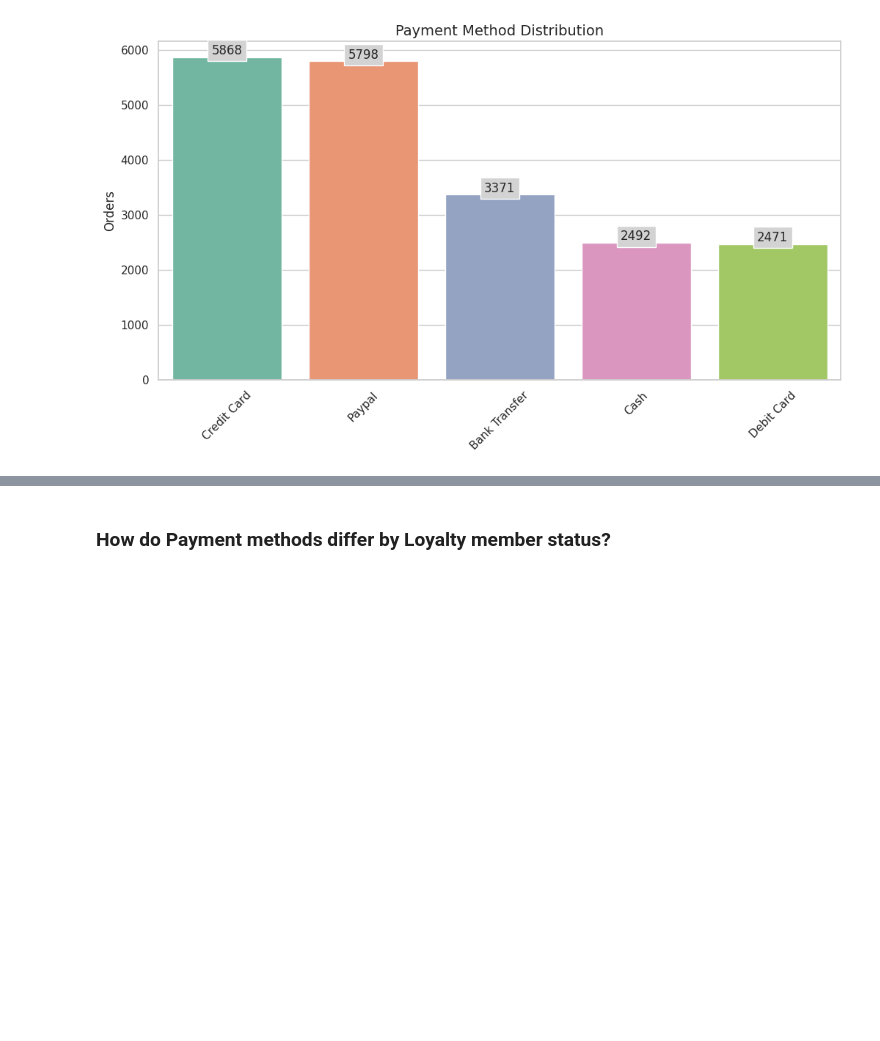
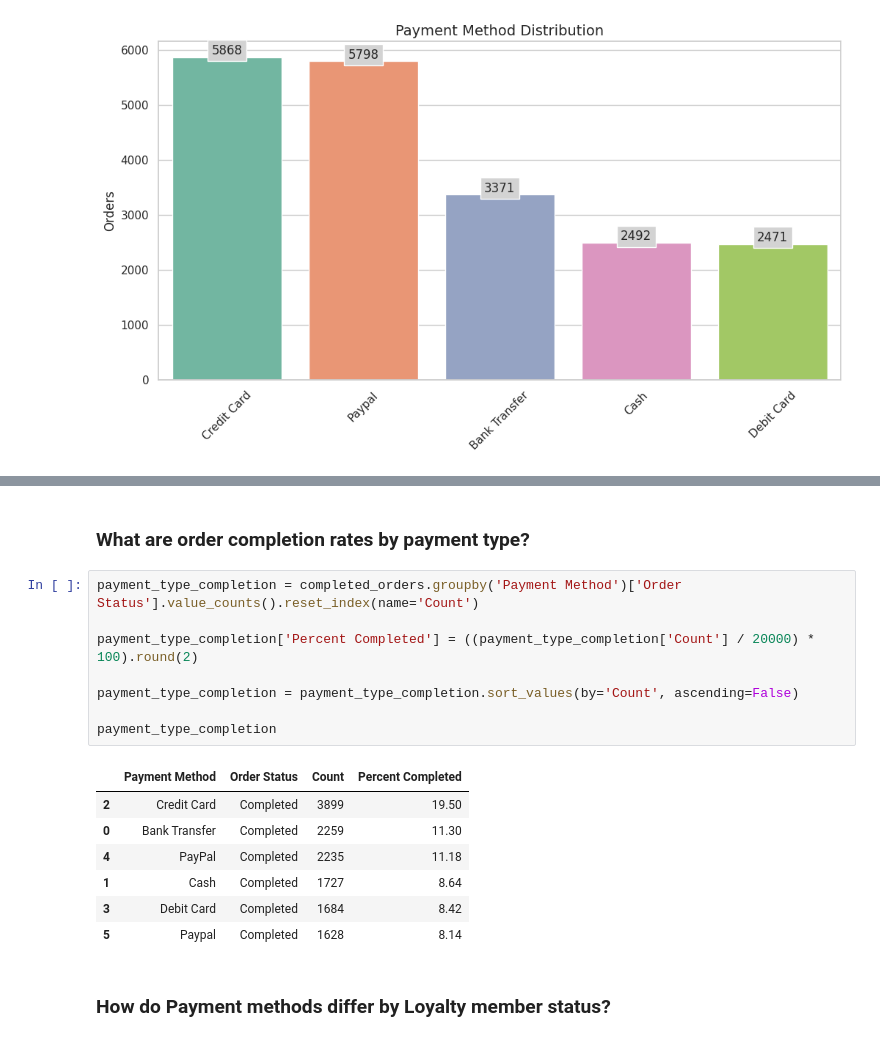
Before and after one commit to CameronCSS/Customer-Purchase-Behavior-Analysis, a Jupyter notebook: Customer_Purchase_Behavior_Analysis.ipynb, the cells around one changed output, grey strips where cells are left out. Saved outputs shown, nothing was run; the diff lists cells and outputs as text; blank space fills up the shorter version.

```diff
--- a/Customer_Purchase_Behavior_Analysis.ipynb
+++ b/Customer_Purchase_Behavior_Analysis.ipynb
@@ -1379,3 +1550,21 @@ plt.show()
+# %% [markdown]
+### What are order completion rates by payment type?
+# %%
+payment_type_completion = completed_orders.groupby('Payment Method')['Order Status'].value_counts().reset_index(name='Count')
+
+payment_type_completion['Percent Completed'] = ((payment_type_completion['Count'] / 20000) * 100).round(2)
+
+payment_type_completion = payment_type_completion.sort_values(by='Count', ascending=False)
+
+payment_type_completion
+# %% [output]
+|  | Payment Method | Order Status | Count | Percent Completed |
+| 2 | Credit Card | Completed | 3899 | 19.50 |
+| 0 | Bank Transfer | Completed | 2259 | 11.30 |
+| 4 | PayPal | Completed | 2235 | 11.18 |
+| 1 | Cash | Completed | 1727 | 8.64 |
+| 3 | Debit Card | Completed | 1684 | 8.42 |
+| 5 | Paypal | Completed | 1628 | 8.14 |
 # %% [markdown]
 ### How do Payment methods differ by Loyalty member status?
 # %% [markdown]
```
Also changed, not shown: parts of 31 cells of this notebook.
